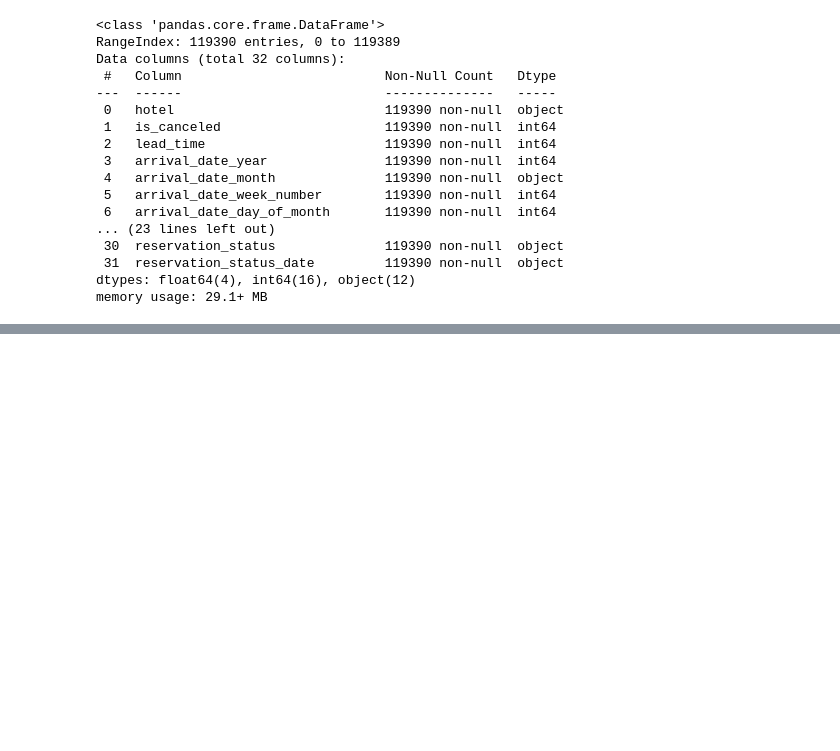
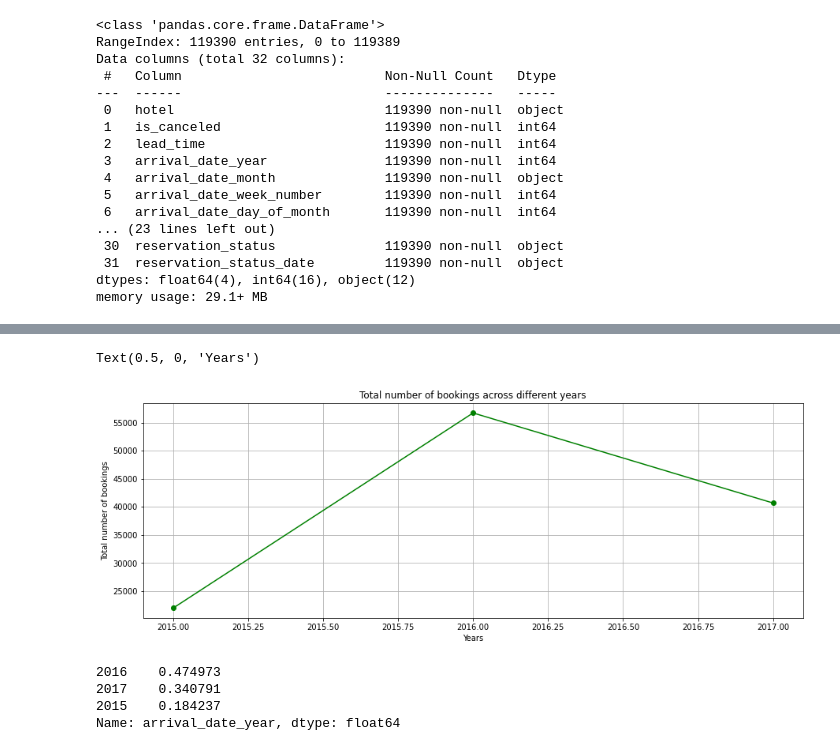
Before and after one commit to Anupam8858/EDA_Hotel_Booking_Analysis, a Jupyter notebook: Hotel_Booking_Analysis_Capstone_Project.ipynb, the cells around one changed output, grey strips where cells are left out. Cells and saved outputs as stored; diff of their text form; code cells hidden in the pictures; blank space fills up the shorter version.

```diff
--- a/Hotel_Booking_Analysis_Capstone_Project.ipynb
+++ b/Hotel_Booking_Analysis_Capstone_Project.ipynb
@@ -92,0 +134,18 @@ memory usage: 29.1+ MB
+# %%
+# Plot the graph for years vs total bookings
+plt.rcParams['figure.figsize'] = (15, 5)
+year_counts.plot(kind='line',color='green',marker='o')
+plt.grid()
+plt.title('Total number of bookings across different years')
+plt.ylabel('Total number of bookings')
+plt.xlabel('Years')
+# %% [output]
+Text(0.5, 0, 'Years')
+[figure, added]
+# %%
+df['arrival_date_year'].value_counts(normalize=True)
+# %% [output]
+2016    0.474973
+2017    0.340791
+2015    0.184237
+Name: arrival_date_year, dtype: float64
```
Also changed, not shown: parts of 7 cells of this notebook.
